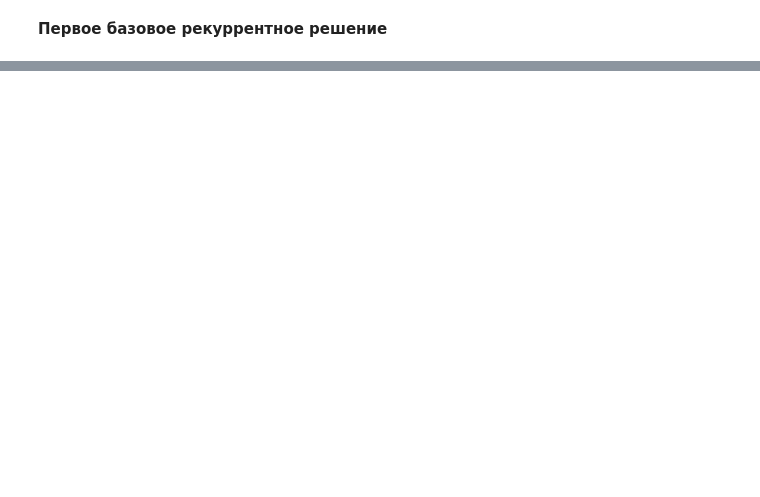
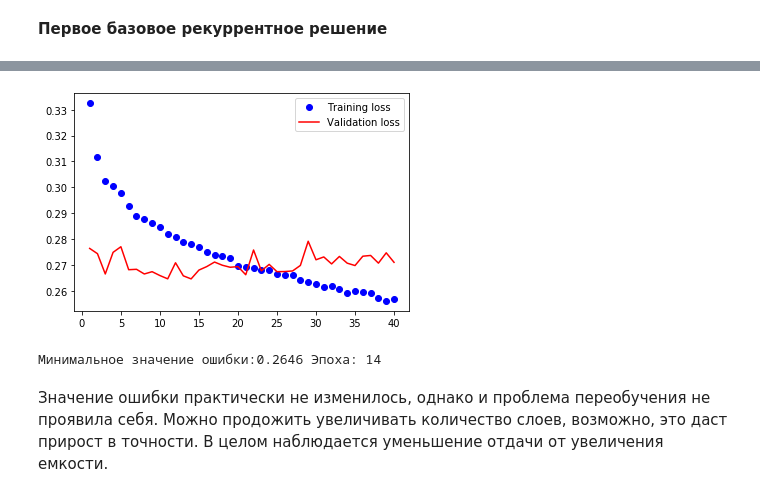
Before and after one commit to Gooogr/Coursera_Advanced_Machine_Learning, a Jupyter notebook: Playground/Some stuff from 'Deep learning, Sholle'/Chapter 6.3 Temperature predictions with RNN.ipynb, the cells around one changed output, grey strips where cells are left out. Drawn from its saved outputs; the diff is of its cells as text; code cells hidden in the pictures; blank space fills up the shorter version.

```diff
--- a/Playground/Some stuff from 'Deep learning, Sholle'/Chapter 6.3 Temperature predictions with RNN.ipynb
+++ b/Playground/Some stuff from 'Deep learning, Sholle'/Chapter 6.3 Temperature predictions with RNN.ipynb
@@ -239,0 +337,5 @@ plot_results()
+# %%
+plot_results()
+# %% [output]
+[figure, added]
+Минимальное значение ошибки:0.2646 Эпоха: 14
@@ -239,0 +344,3 @@ plot_results()
+# %% [markdown]
+Значение ошибки практически не изменилось, однако и проблема переобучения не проявила себя. Можно продожить увеличивать количество слоев, возможно, это даст прирост в точности.
+В целом наблюдается уменьшение отдачи от увеличения емкости.
```
Also changed, not shown: parts of 16 cells of this notebook, 17 other files.
